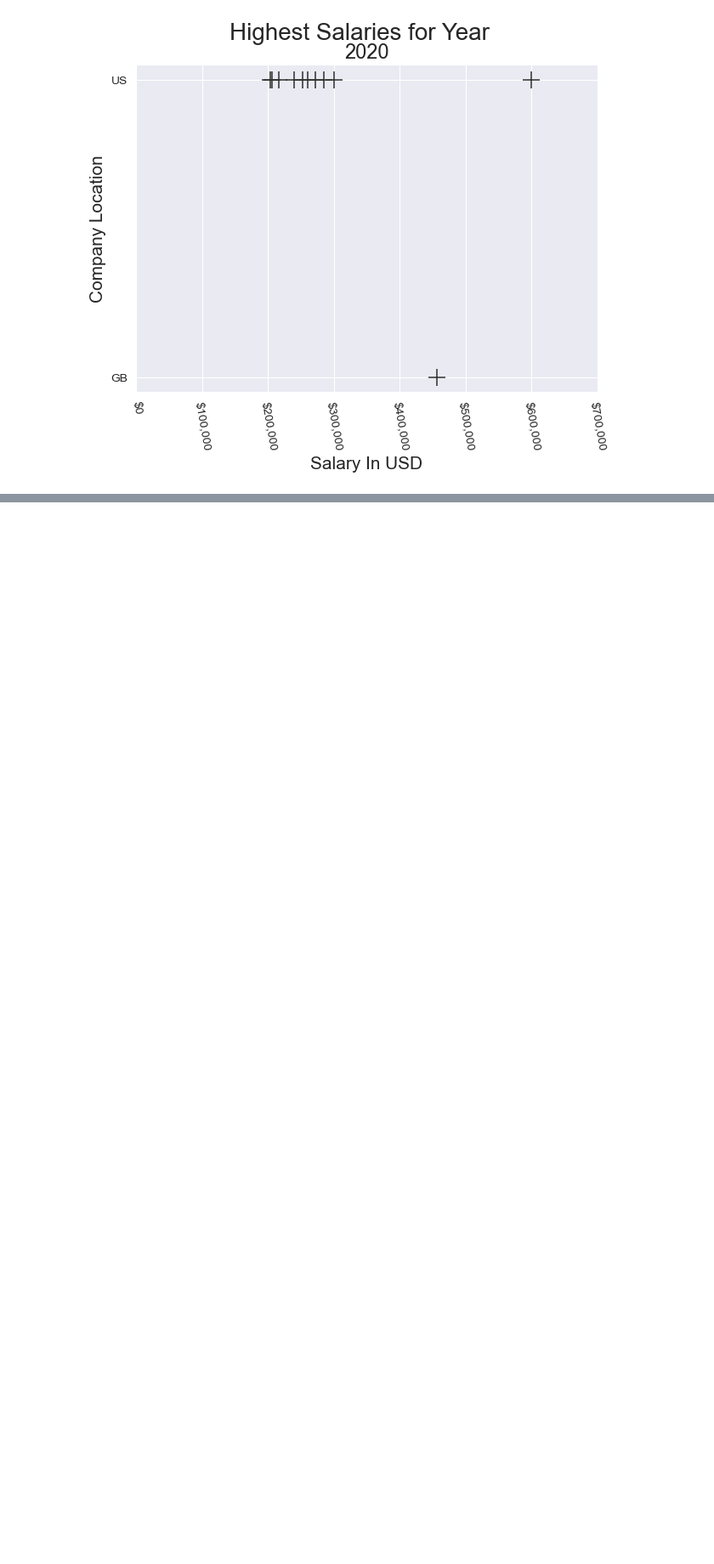
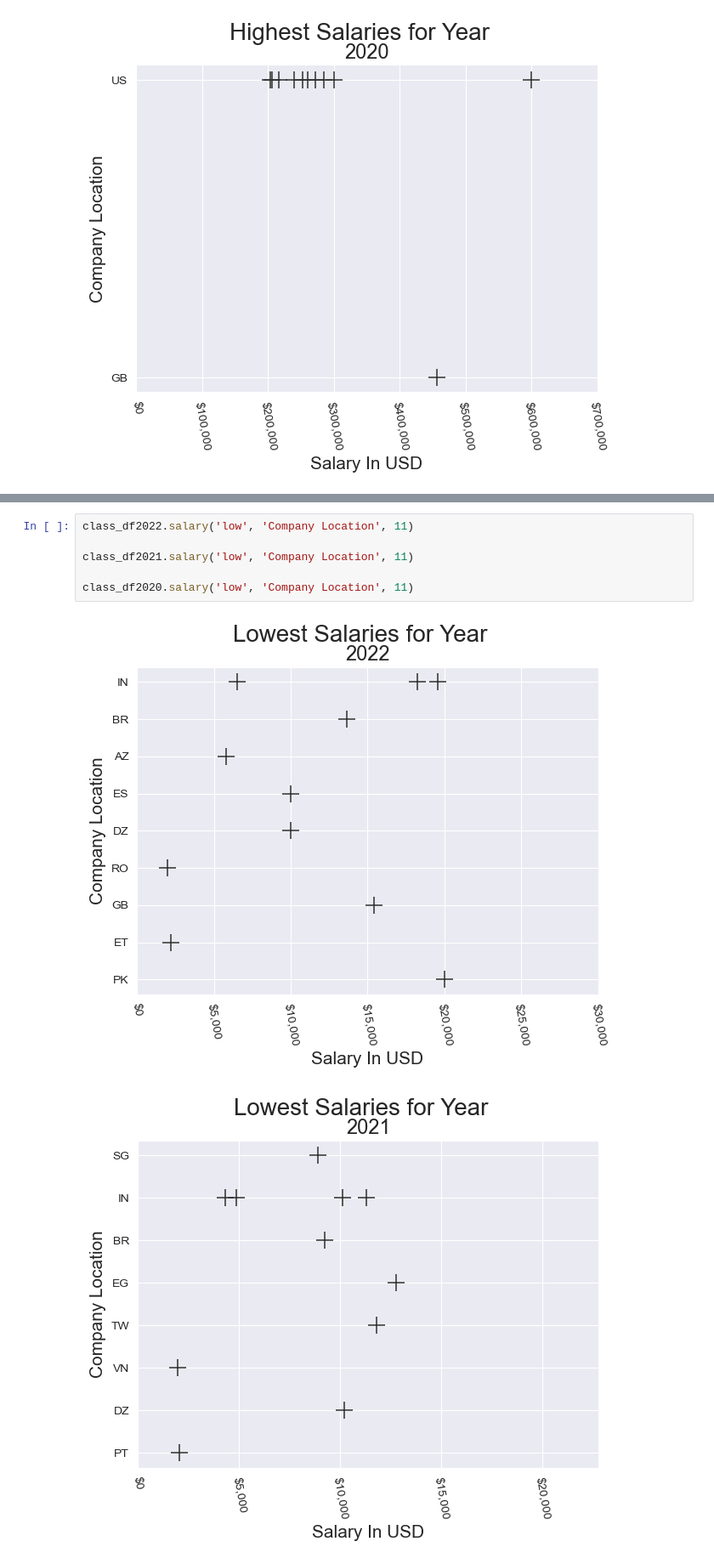
Before and after one commit to SantosAbimaelRomero/Cyber-Security-Salaries, a Jupyter notebook: Cyber Security Salary Presentation.ipynb, the cells around one changed output, grey strips where cells are left out. Shown: that part at 85% size. Cells and saved outputs as stored; diff of their text form; blank space fills up the shorter version.

```diff
--- a/Cyber Security Salary Presentation.ipynb
+++ b/Cyber Security Salary Presentation.ipynb
@@ -430,0 +431,9 @@ Except for a few outliers, most top end salaries in the cyber security field ran
+# %%
+class_df2022.salary('low', 'Company Location', 11)
+
+class_df2021.salary('low', 'Company Location', 11)
+
+class_df2020.salary('low', 'Company Location', 11)
+# %% [output]
+[figure, added]
+[figure, added]
```
Also changed, not shown: parts of 11 cells of this notebook.
